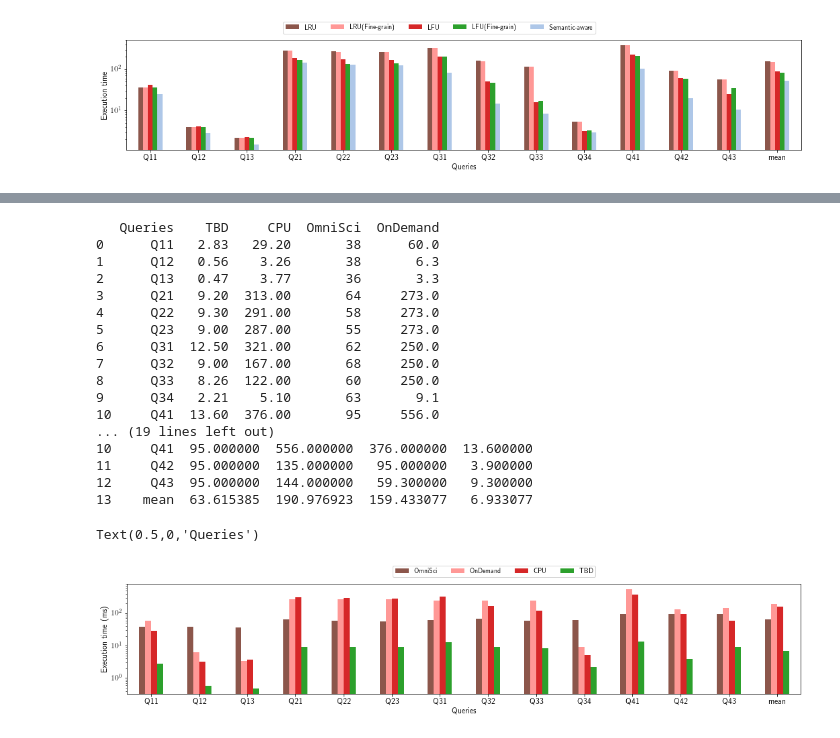
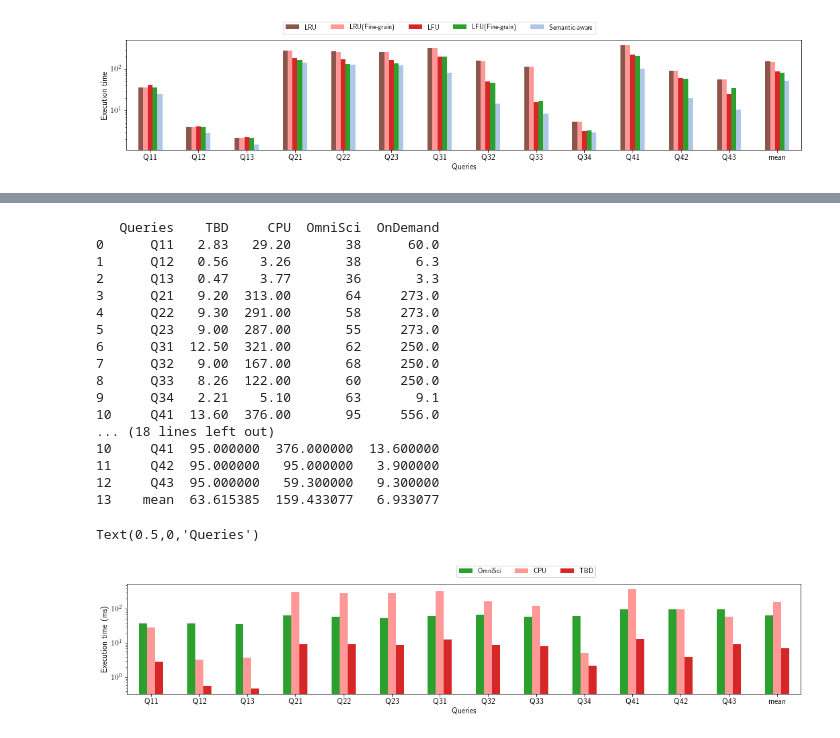
Before and after one commit to bwyogatama/Mordred-Deprecated, a Jupyter notebook: final.ipynb, the cells around one changed output, grey strips where cells are left out. Drawn from its saved outputs; the diff is of its cells as text; code cells hidden in the pictures.

```diff
--- a/final.ipynb
+++ b/final.ipynb
@@ -1430,45 +1479,45 @@ df = pd.read_csv(io.StringIO(data))
 
 print(df)
 
-df = df[['Queries','OmniSci', 'OnDemand', 'CPU', 'TBD']]
+df = df[['Queries','OmniSci', 'CPU', 'TBD']]
 
 df2 = df.mean(axis = 0)
 df2['Queries'] = 'mean'
 
 print(df2)
 
 df = df.append(df2, ignore_index = True)
 
 print(df)
 
-my_colors = list(islice(cycle([tableau20[10], tableau20[7], tableau20[6], tableau20[4], tableau20[1], tableau20[2], 'k']), None, len(df)))
+my_colors = list(islice(cycle([tableau20[4], tableau20[7], tableau20[6], tableau20[4], tableau20[1], tableau20[2], 'k']), None, len(df)))
 
 plt.rcParams["figure.figsize"] = (18,3)
 fig, ax = plt.subplots()
 ax.set_yscale('log')
 df.set_index('Queries').plot(kind='bar', ax = ax, rot=0, color=my_colors, fontsize=12).legend(ncol=4, bbox_to_anchor=(0.7, 1.2))
 ax.set_ylabel("Execution time (ms)", fontsize=12)
 ax.set_xlabel("Queries", fontsize=12)
 # %% [output]
    Queries    TBD     CPU  OmniSci  OnDemand
 0      Q11   2.83   29.20       38      60.0
 1      Q12   0.56    3.26       38       6.3
 2      Q13   0.47    3.77       36       3.3
 3      Q21   9.20  313.00       64     273.0
 4      Q22   9.30  291.00       58     273.0
 5      Q23   9.00  287.00       55     273.0
 6      Q31  12.50  321.00       62     250.0
 7      Q32   9.00  167.00       68     250.0
 8      Q33   8.26  122.00       60     250.0
 9      Q34   2.21    5.10       63       9.1
 10     Q41  13.60  376.00       95     556.0
-... (19 lines left out)
-10     Q41  95.000000  556.000000  376.000000  13.600000
-11     Q42  95.000000  135.000000   95.000000   3.900000
-12     Q43  95.000000  144.000000   59.300000   9.300000
-13    mean  63.615385  190.976923  159.433077   6.933077
+... (18 lines left out)
+10     Q41  95.000000  376.000000  13.600000
+11     Q42  95.000000   95.000000   3.900000
+12     Q43  95.000000   59.300000   9.300000
+13    mean  63.615385  159.433077   6.933077
 Text(0.5,0,'Queries')
-[figure, old version]
+[figure, new version]
 # %%
 import json
 import io
```
Also changed, not shown: parts of 10 cells of this notebook, 13 other files.
